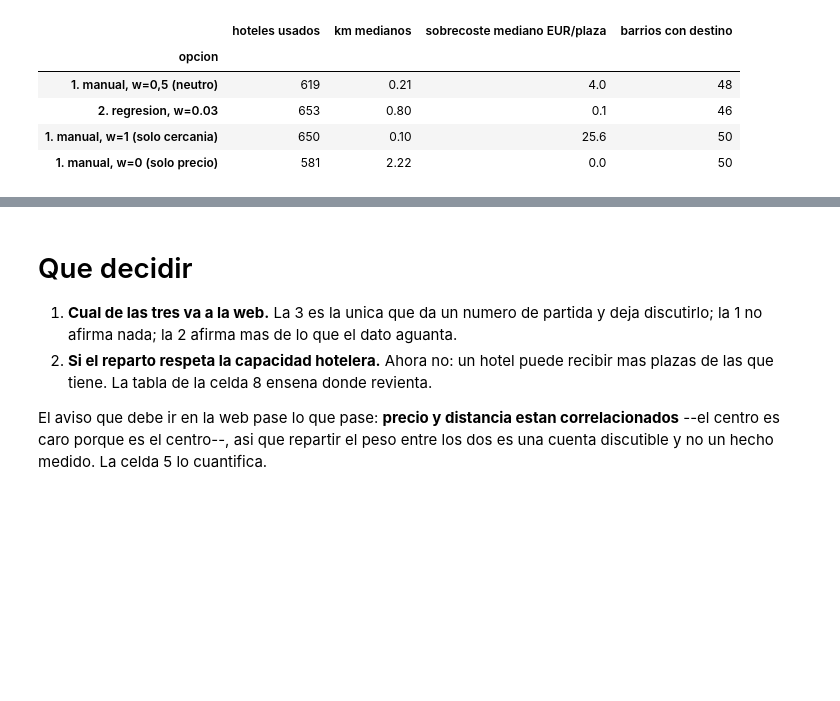
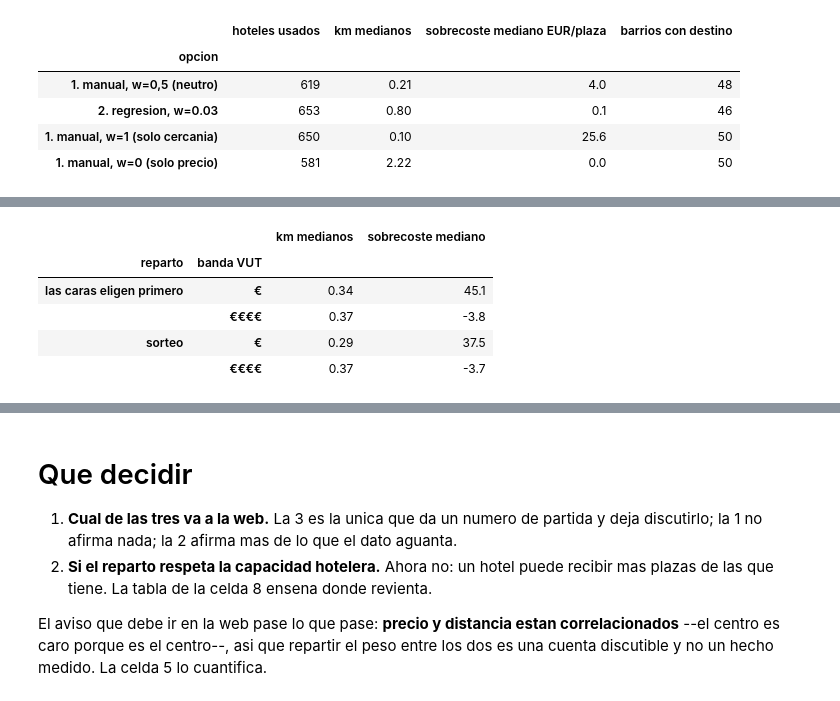
Before and after one commit to Ruthlessallen/Turismo-y-Barcelona, a Jupyter notebook: pipeline/notebooks/modelar_sustitucion.ipynb, the cells around one changed output, grey strips where cells are left out. Saved outputs shown, nothing was run; the diff lists cells and outputs as text; code cells hidden in the pictures; blank space fills up the shorter version.

```diff
--- a/pipeline/notebooks/modelar_sustitucion.ipynb
+++ b/pipeline/notebooks/modelar_sustitucion.ipynb
@@ -360,0 +510,25 @@ display(pd.DataFrame(comparacion).set_index("opcion"))
+# %%
+# 13. Cuanto pesa elegir primero
+#
+# El turno por precio no es neutral. Comparado con un sorteo, ensena cuanto gana quien paga mas.
+por_precio, _ = repartir_con_capacidad(0.5, prioridad="precio")
+por_sorteo, _ = repartir_con_capacidad(0.5, prioridad="sorteo")
+
+filas = []
+for etiqueta, a in [("las caras eligen primero", por_precio), ("sorteo", por_sorteo)]:
+    ok = a[a.hotel_idx >= 0].copy()
+    ok["banda"] = vut["banda_plaza"].to_numpy()[ok.vut_idx.to_numpy()]
+    for banda in ["€", "€€€€"]:
+        g = ok[ok["banda"] == banda]
+        if len(g):
+            filas.append({"reparto": etiqueta, "banda VUT": banda,
+                          "km medianos": round(float(g["km"].median()), 2),
+                          "sobrecoste mediano": round(float(g["salto_precio"].median()), 1)})
+display(pd.DataFrame(filas).set_index(["reparto", "banda VUT"]))
+# %% [output]
+|  |  | km medianos | sobrecoste mediano |
+| reparto | banda VUT |  |  |
+| las caras eligen primero | € | 0.34 | 45.1 |
+|  | €€€€ | 0.37 | -3.8 |
+| sorteo | € | 0.29 | 37.5 |
+|  | €€€€ | 0.37 | -3.7 |
```
Also changed, not shown: parts of 5 cells of this notebook.
